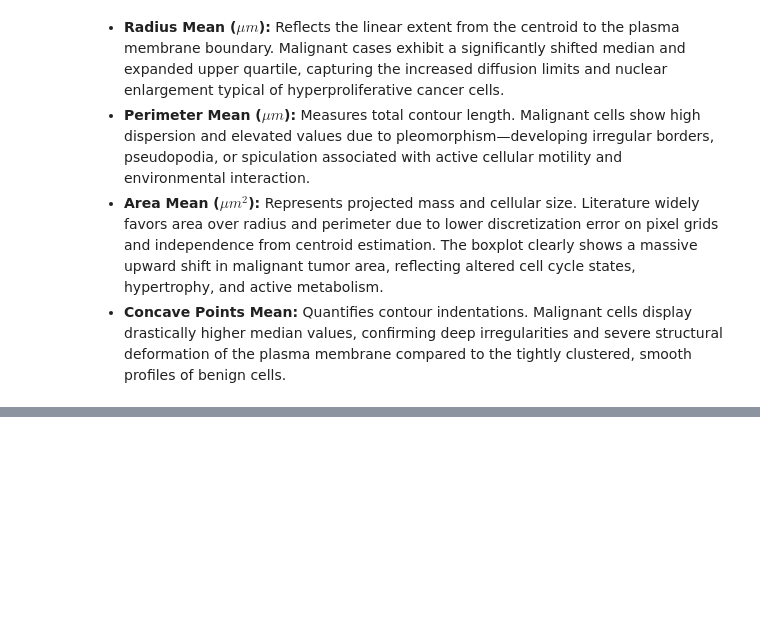
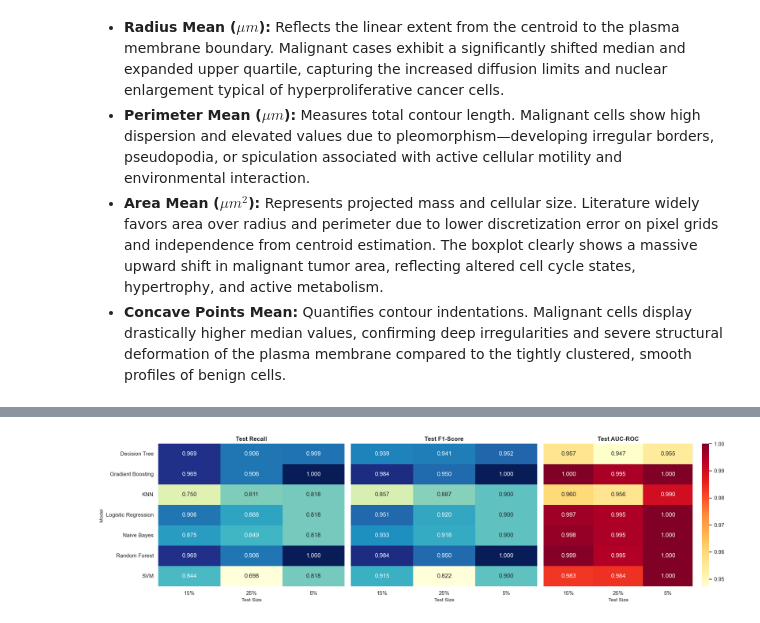
Before and after one commit to 2026739-Jose/CA1-Machine-Learning-Project, a Jupyter notebook: 2026739-Jose_CA1-Machine-Learning-Project.ipynb, the cells around one changed output, grey strips where cells are left out. Drawn from its saved outputs; the diff is of its cells as text; code cells hidden in the pictures; blank space fills up the shorter version.

```diff
--- a/2026739-Jose_CA1-Machine-Learning-Project.ipynb
+++ b/2026739-Jose_CA1-Machine-Learning-Project.ipynb
@@ -564,3 +564,96 @@ The comparative boxplots illustrate distinct morphological divergences between m
 * **Perimeter Mean ($\mu m$):** Measures total contour length. Malignant cells show high dispersion and elevated values due to pleomorphism—developing irregular borders, pseudopodia, or spiculation associated with active cellular motility and environmental interaction.
 * **Area Mean ($\mu m^2$):** Represents projected mass and cellular size. Literature widely favors area over radius and perimeter due to lower discretization error on pixel grids and independence from centroid estimation. The boxplot clearly shows a massive upward shift in malignant tumor area, reflecting altered cell cycle states, hypertrophy, and active metabolism.
 * **Concave Points Mean:** Quantifies contour indentations. Malignant cells display drastically higher median values, confirming deep irregularities and severe structural deformation of the plasma membrane compared to the tightly clustered, smooth profiles of benign cells.
+# %%
+import warnings
+warnings.filterwarnings('ignore')
+
+from sklearn.linear_model import LogisticRegression
+from sklearn.naive_bayes import GaussianNB
+from sklearn.neighbors import KNeighborsClassifier
+from sklearn.tree import DecisionTreeClassifier
+from sklearn.ensemble import RandomForestClassifier, GradientBoostingClassifier
+from sklearn.svm import SVC
+from sklearn.model_selection import train_test_split, cross_val_score, StratifiedKFold
+from sklearn.metrics import accuracy_score, recall_score, f1_score, roc_auc_score
+import pandas as pd
+import numpy as np
+import matplotlib.pyplot as plt
+import seaborn as sns
+
+# 1. Define models to evaluate
+models = {
+    "Logistic Regression": LogisticRegression(max_iter=5000, random_state=42),
+    "Naive Bayes": GaussianNB(),
+    "KNN": KNeighborsClassifier(),
+    "Decision Tree": DecisionTreeClassifier(random_state=42),
+    "Random Forest": RandomForestClassifier(random_state=42),
+    "SVM": SVC(probability=True, random_state=42),
+    "Gradient Boosting": GradientBoostingClassifier(random_state=42)
+}
+
+# 2. Define test proportions
+test_sizes = [0.05, 0.15, 0.25]
+results = []
+cv = StratifiedKFold(n_splits=5, shuffle=True, random_state=42)
+
+for test_size in test_sizes:
+    X_train, X_test, y_train, y_test = train_test_split(X, y, test_size=test_size, stratify=y, random_state=42)
+
+    for name, model in models.items():
+        cv_scores = cross_val_score(model, X_train, y_train, cv=cv, scoring='recall')
+        model.fit(X_train, y_train)
+        y_pred = model.predict(X_test)
+
+        auc_roc = roc_auc_score(y_test, model.predict_proba(X_test)[:, 1]) if hasattr(model, "predict_proba") else np.nan
+
+        results.append({
+            "Test_Size": f"{int(test_size * 100)}%",
+            "Model": name,
+            "CV_Recall": cv_scores.mean(),
+            "Accuracy": accuracy_score(y_test, y_pred),
+            "Recall": recall_score(y_test, y_pred, zero_division=0),
+            "F1_Score": f1_score(y_test, y_pred, zero_division=0),
+            "AUC_ROC": auc_roc
+        })
+
+df_results = pd.DataFrame(results)
+
+# 3. Create Pivot Tables for Recall, F1-Score, and AUC-ROC
+pivot_recall = df_results.pivot(index="Model", columns="Test_Size", values="Recall")
+pivot_f1 = df_results.pivot(index="Model", columns="Test_Size", values="F1_Score")
+pivot_auc = df_results.pivot(index="Model", columns="Test_Size", values="AUC_ROC")
+
+print("\n--- PIVOT TABLE: TEST RECALL ---")
+print(pivot_recall.round(4))
+
+print("\n--- PIVOT TABLE: TEST F1-SCORE ---")
+print(pivot_f1.round(4))
+
+print("\n--- PIVOT TABLE: TEST AUC-ROC ---")
+print(pivot_auc.round(4))
+
+# 4. Visual representation with 3 side-by-side heatmaps for Recall, F1-Score, and AUC-ROC
+fig, axes = plt.subplots(1, 3, figsize=(18, 5), sharey=True)
+
+# Heatmap 1: Recall
+sns.heatmap(pivot_recall, annot=True, cmap="YlGnBu", fmt=".3f", ax=axes[0], cbar=False)
+axes[0].set_title("Test Recall", fontsize=12, fontweight='bold')
+axes[0].set_xlabel("Test Size", fontsize=10)
+axes[0].set_ylabel("Model", fontsize=10)
+
+# Heatmap 2: F1-Score
+sns.heatmap(pivot_f1, annot=True, cmap="YlGnBu", fmt=".3f", ax=axes[1], cbar=False)
+axes[1].set_title("Test F1-Score", fontsize=12, fontweight='bold')
+axes[1].set_xlabel("Test Size", fontsize=10)
+axes[1].set_ylabel("")
+
+# Heatmap 3: AUC-ROC
+sns.heatmap(pivot_auc, annot=True, cmap="YlOrRd", fmt=".3f", ax=axes[2])
+axes[2].set_title("Test AUC-ROC", fontsize=12, fontweight='bold')
+axes[2].set_xlabel("Test Size", fontsize=10)
+axes[2].set_ylabel("")
+
+plt.tight_layout()
+plt.show()
+# %% [output]
@@ -566,0 +677 @@ The comparative boxplots illustrate distinct morphological divergences between m
+[figure, added]
```
Also changed, not shown: parts of 2 cells of this notebook.
